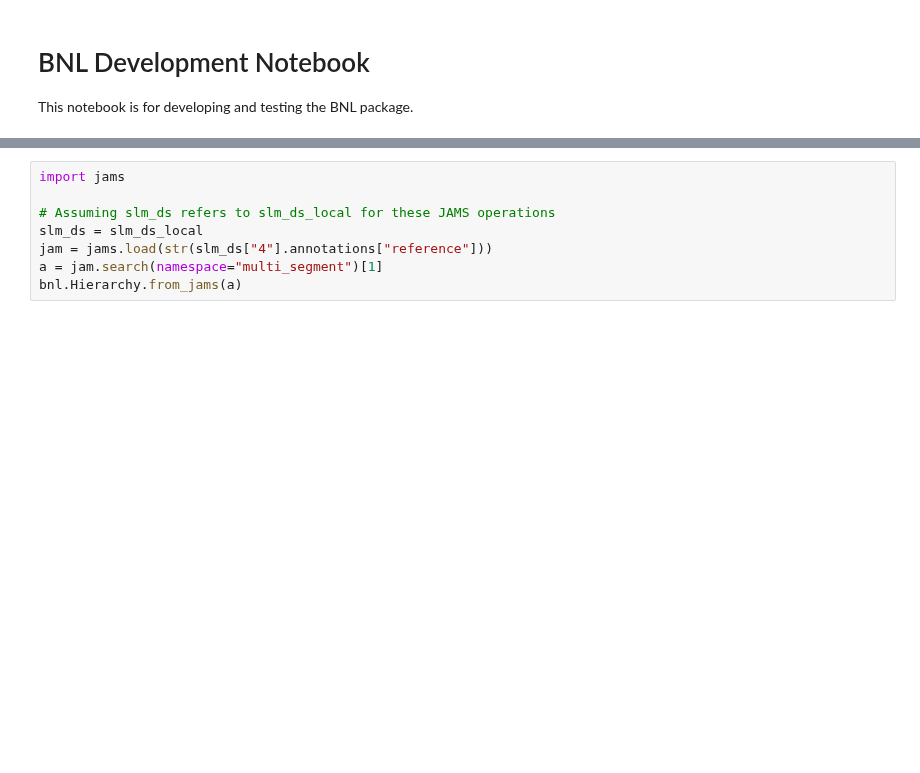
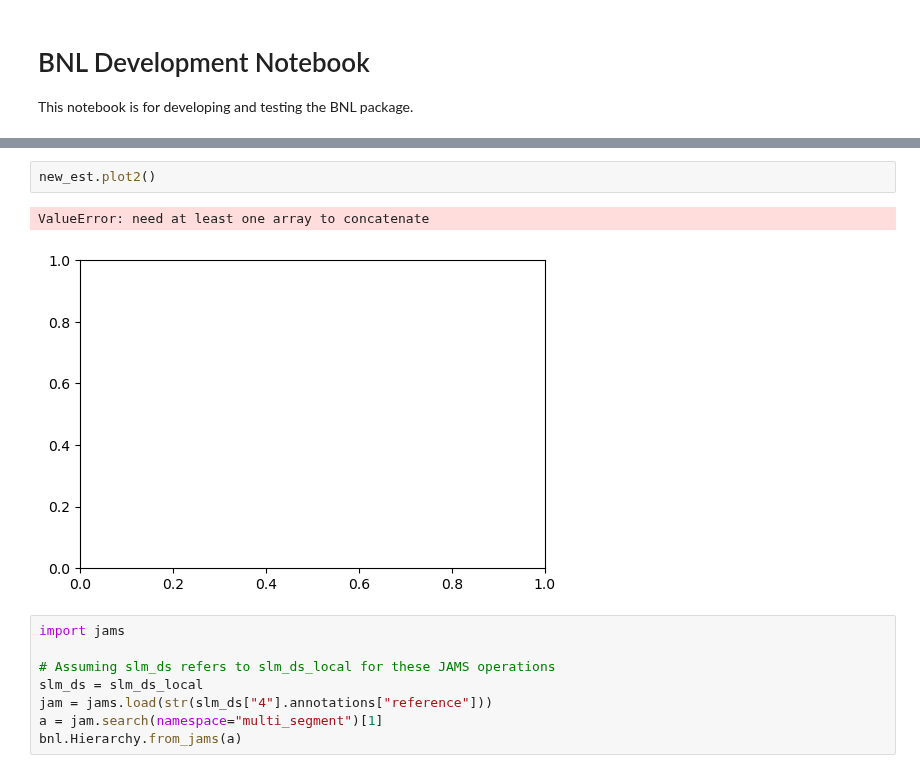
Before and after one commit to tomxi/bnl, a Jupyter notebook: notebooks/development.ipynb, the cells around one changed output, grey strips where cells are left out. Saved outputs shown, nothing was run; the diff lists cells and outputs as text; blank space fills up the shorter version.

```diff
--- a/notebooks/development.ipynb
+++ b/notebooks/development.ipynb
@@ -43,3 +69,8 @@ SyntaxError: invalid syntax (2238344075.py, line 1)
+# %%
+new_est.plot2()
+# %% [output]
+ValueError: need at least one array to concatenate
+[figure, added]
 # %%
 import jams
 
```
Also changed, not shown: parts of 23 cells of this notebook, 14 other files.
